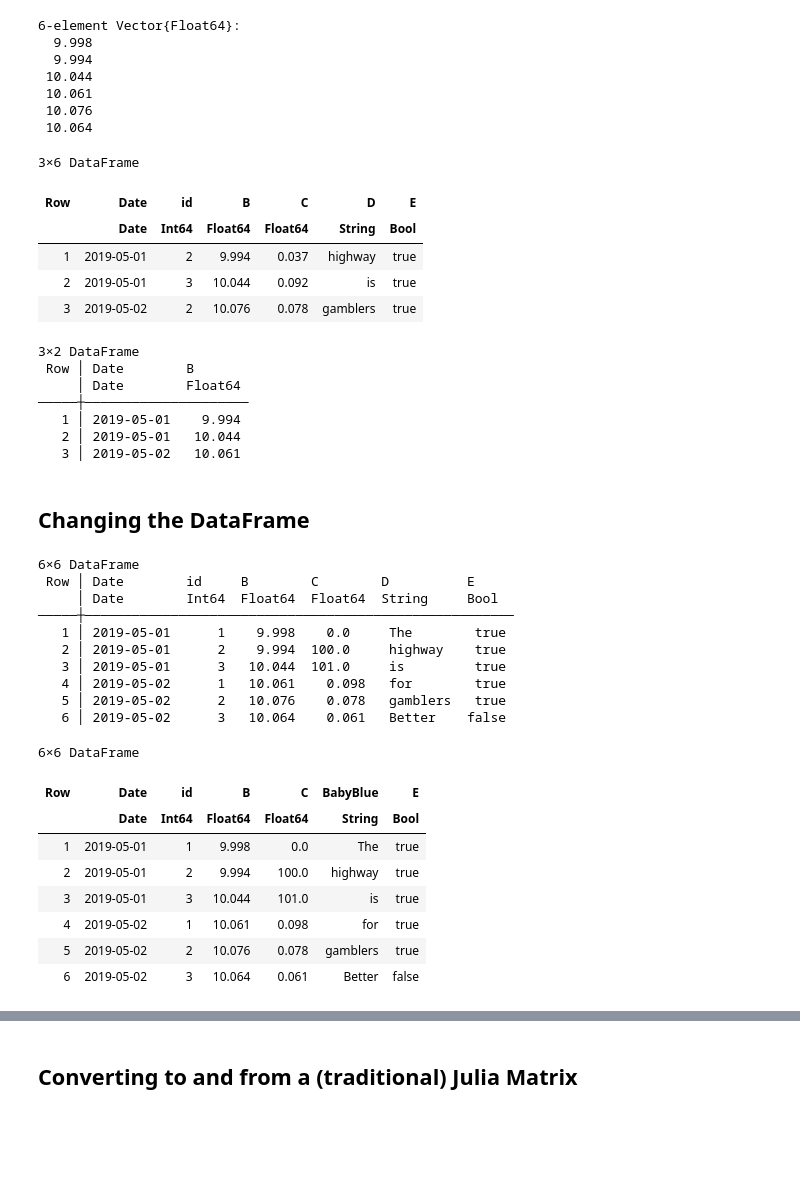
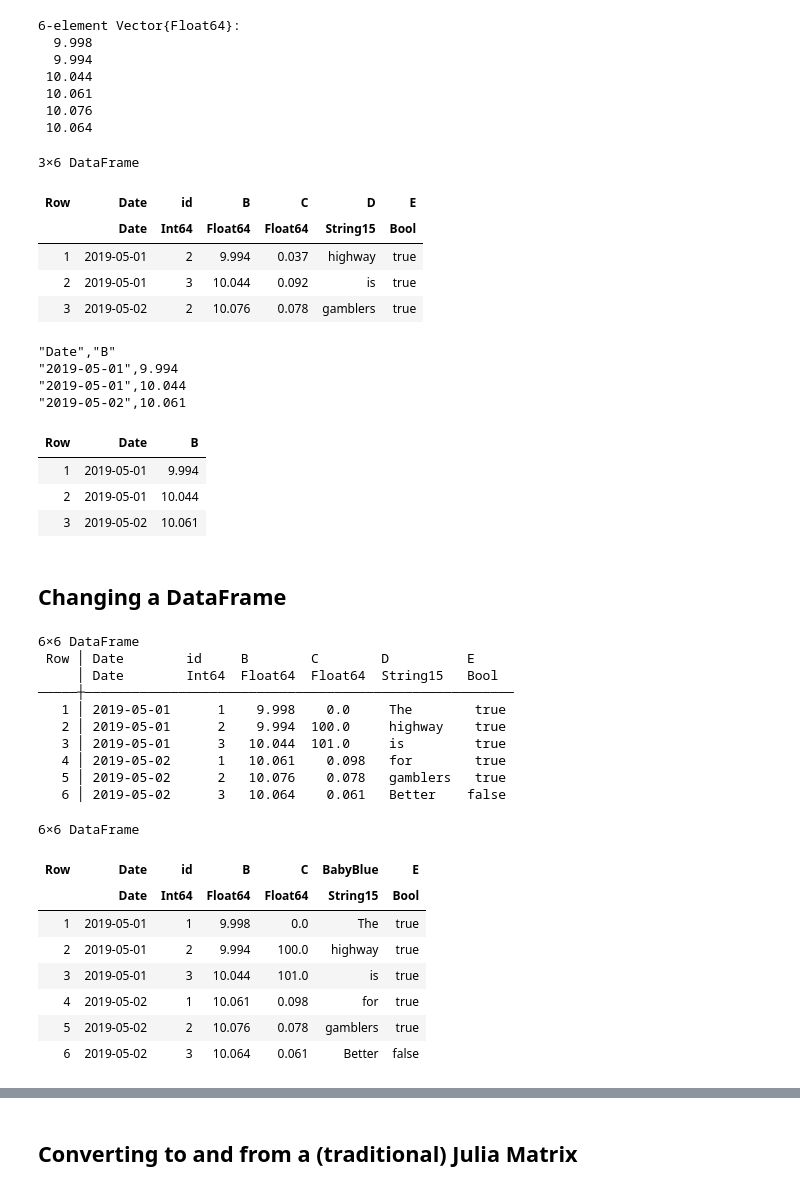
Before and after one commit to PaulSoderlind/JuliaTutorial, a Jupyter notebook: Tutorial_33_DataFrames.ipynb, the cells around one changed output, grey strips where cells are left out. Cells and saved outputs as stored; diff of their text form; code cells hidden in the pictures; blank space fills up the shorter version.

```diff
--- a/Tutorial_33_DataFrames.ipynb
+++ b/Tutorial_33_DataFrames.ipynb
@@ -69,5 +32,4 @@ To use `CSV.jl` instead, do as in the cell below. Use `normalizenames` to get na
 # %%
-using CSV
-df1_csv = CSV.read("Data/dfData1.csv",DataFrame,normalizenames=true,dateformat="dd/mm/yyyy")
-show(df1_csv)
+df1 = CSV.read("Data/dfData1.csv",DataFrame,normalizenames=true,dateformat="dd/mm/yyyy")
+show(df1;allrows=true,summary=false)    #to explicitly print the df, can be configured
 # %% [output]
@@ -95,34 +56,36 @@ df1[:,:B]     #or df1.B, create a vector
  10.076
  10.064
 # %%
-df1[(df1.id.>=2) .& (df1.E.==true), :]                #picking out some rows
+df1b = df1[(df1.id.>=2) .& (df1.E.==true), :]         #create new df by picking out some rows, prints autmatically
 # %% [output]
 3×6 DataFrame
 | Row | Date | id | B | C | D | E |
-|  | Date | Int64 | Float64 | Float64 | String | Bool |
+|  | Date | Int64 | Float64 | Float64 | String15 | Bool |
 | 1 | 2019-05-01 | 2 | 9.994 | 0.037 | highway | true |
 | 2 | 2019-05-01 | 3 | 10.044 | 0.092 | is | true |
 | 3 | 2019-05-02 | 2 | 10.076 | 0.078 | gamblers | true |
 # %%
-df1b = df1[2:4,[:Date,:B]]  #creates a new df
-show(df1b)
+df1b = df1[2:4,[:Date,:B]]  #creates a new df by picking out some rows and cols
+show(stdout,MIME("text/csv"),df1b)                               #explicit printing, here as csv
+show(stdout,MIME("text/html"),df1b;summary=false,eltypes=false)  #and as html
 # %% [output]
-3×2 DataFrame
- Row │ Date        B
-     │ Date        Float64
-─────┼─────────────────────
-   1 │ 2019-05-01    9.994
-   2 │ 2019-05-01   10.044
-   3 │ 2019-05-02   10.061
+"Date","B"
+"2019-05-01",9.994
+"2019-05-01",10.044
+"2019-05-02",10.061
+| Row | Date | B |
+| 1 | 2019-05-01 | 9.994 |
+| 2 | 2019-05-01 | 10.044 |
+| 3 | 2019-05-02 | 10.061 |
 # %% [markdown]
-## Changing the DataFrame
+## Changing a DataFrame
 # %%
 df1[2:3,:C] = [100,101]               #changing some values in :C
 show(df1)
 # %% [output]
 6×6 DataFrame
  Row │ Date        id     B        C        D          E
-     │ Date        Int64  Float64  Float64  String     Bool
+     │ Date        Int64  Float64  Float64  String15   Bool
 ─────┼───────────────────────────────────────────────────────
    1 │ 2019-05-01      1    9.998    0.0     The        true
    2 │ 2019-05-01      2    9.994  100.0     highway    true
@@ -135,7 +98,7 @@ rename!(df1,:D => :BabyBlue)          #renaming a column
 # %% [output]
 6×6 DataFrame
 | Row | Date | id | B | C | BabyBlue | E |
-|  | Date | Int64 | Float64 | Float64 | String | Bool |
+|  | Date | Int64 | Float64 | Float64 | String15 | Bool |
 | 1 | 2019-05-01 | 1 | 9.998 | 0.0 | The | true |
 | 2 | 2019-05-01 | 2 | 9.994 | 100.0 | highway | true |
 | 3 | 2019-05-01 | 3 | 10.044 | 101.0 | is | true |
```
Also changed, not shown: parts of 18 cells of this notebook.
